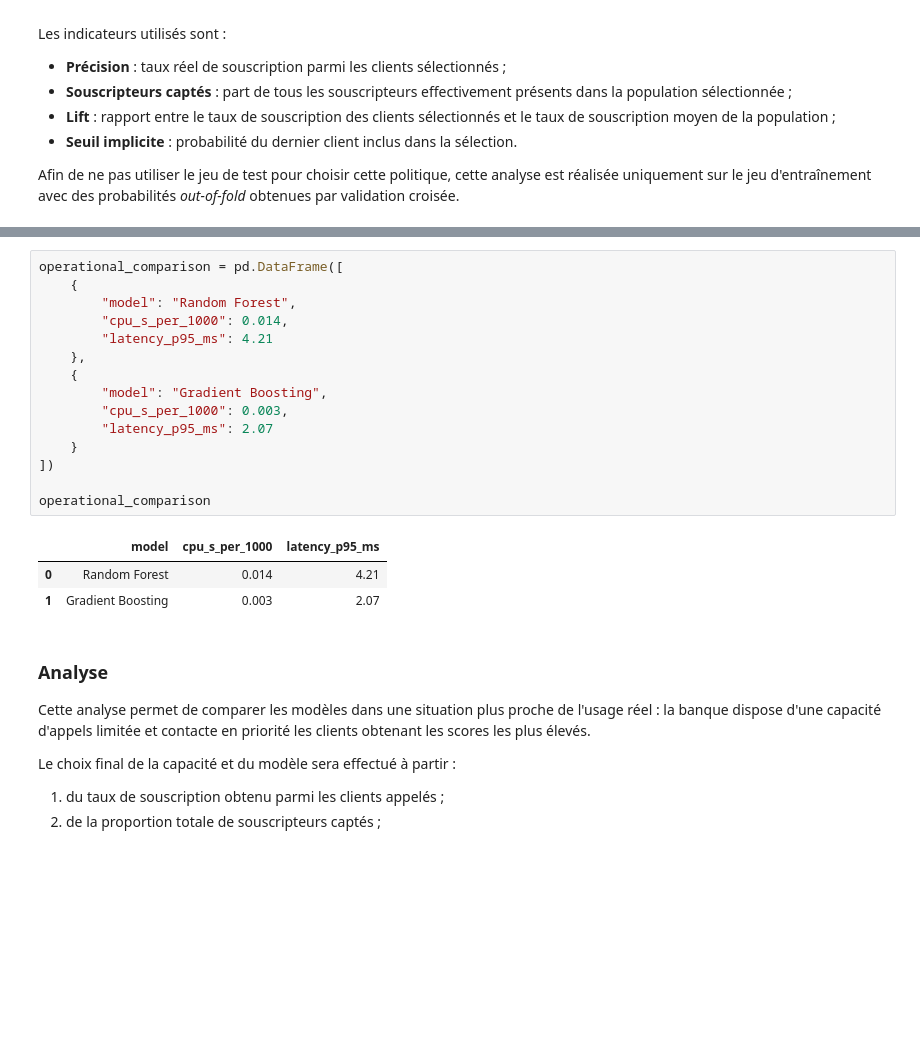
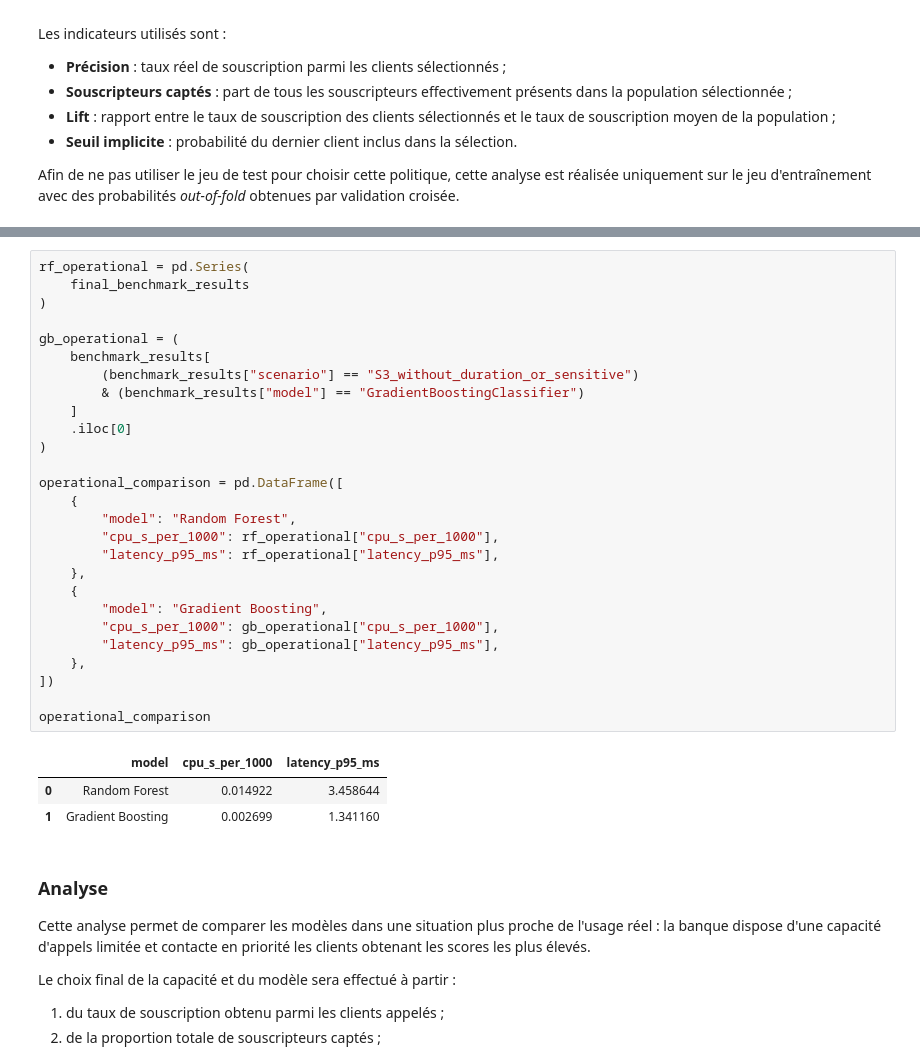
Before and after one commit to anascimento-devid/cas_usage, a Jupyter notebook: notebooks/rendu_certif.ipynb, the cells around one changed output, grey strips where cells are left out. Drawn from its saved outputs; the diff is of its cells as text; blank space fills up the shorter version.

```diff
--- a/notebooks/rendu_certif.ipynb
+++ b/notebooks/rendu_certif.ipynb
@@ -1729,24 +1741,36 @@ display(
 | 6 | Gradient Boosting | 20% | 6590 | 2331 | 35.4% | 62.8% | 3.14x | ... |
 | 7 | Gradient Boosting | 30% | 9885 | 2619 | 26.5% | 70.6% | 2.35x | ... |
 # %%
+rf_operational = pd.Series(
+    final_benchmark_results
+)
+
+gb_operational = (
+    benchmark_results[
+        (benchmark_results["scenario"] == "S3_without_duration_or_sensitive")
+        & (benchmark_results["model"] == "GradientBoostingClassifier")
+    ]
+    .iloc[0]
+)
+
 operational_comparison = pd.DataFrame([
     {
         "model": "Random Forest",
-        "cpu_s_per_1000": 0.014,
-        "latency_p95_ms": 4.21
+        "cpu_s_per_1000": rf_operational["cpu_s_per_1000"],
+        "latency_p95_ms": rf_operational["latency_p95_ms"],
     },
     {
         "model": "Gradient Boosting",
-        "cpu_s_per_1000": 0.003,
-        "latency_p95_ms": 2.07
-    }
+        "cpu_s_per_1000": gb_operational["cpu_s_per_1000"],
+        "latency_p95_ms": gb_operational["latency_p95_ms"],
+    },
 ])
 
 operational_comparison
 # %% [output]
 |  | model | cpu_s_per_1000 | latency_p95_ms |
-| 0 | Random Forest | 0.014 | 4.21 |
-| 1 | Gradient Boosting | 0.003 | 2.07 |
+| 0 | Random Forest | 0.014922 | 3.458644 |
+| 1 | Gradient Boosting | 0.002699 | 1.341160 |
 # %% [markdown]
 ### Analyse
 
```
Also changed, not shown: parts of 25 cells of this notebook, 3 other files.
